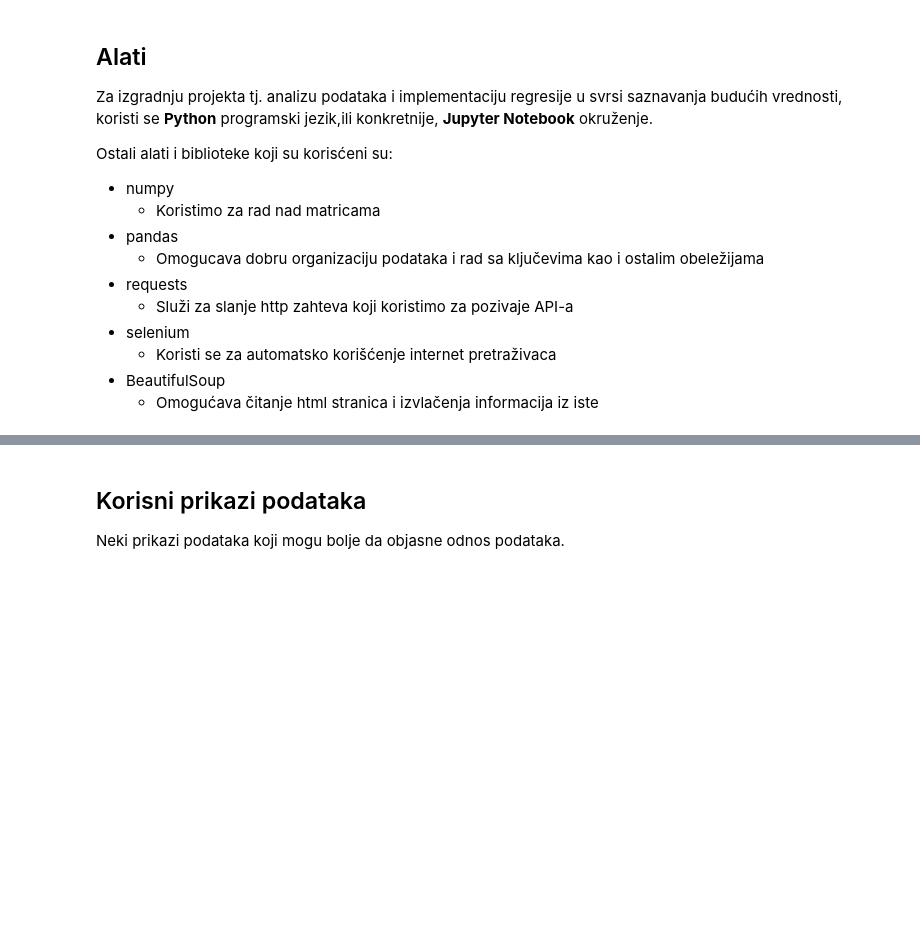
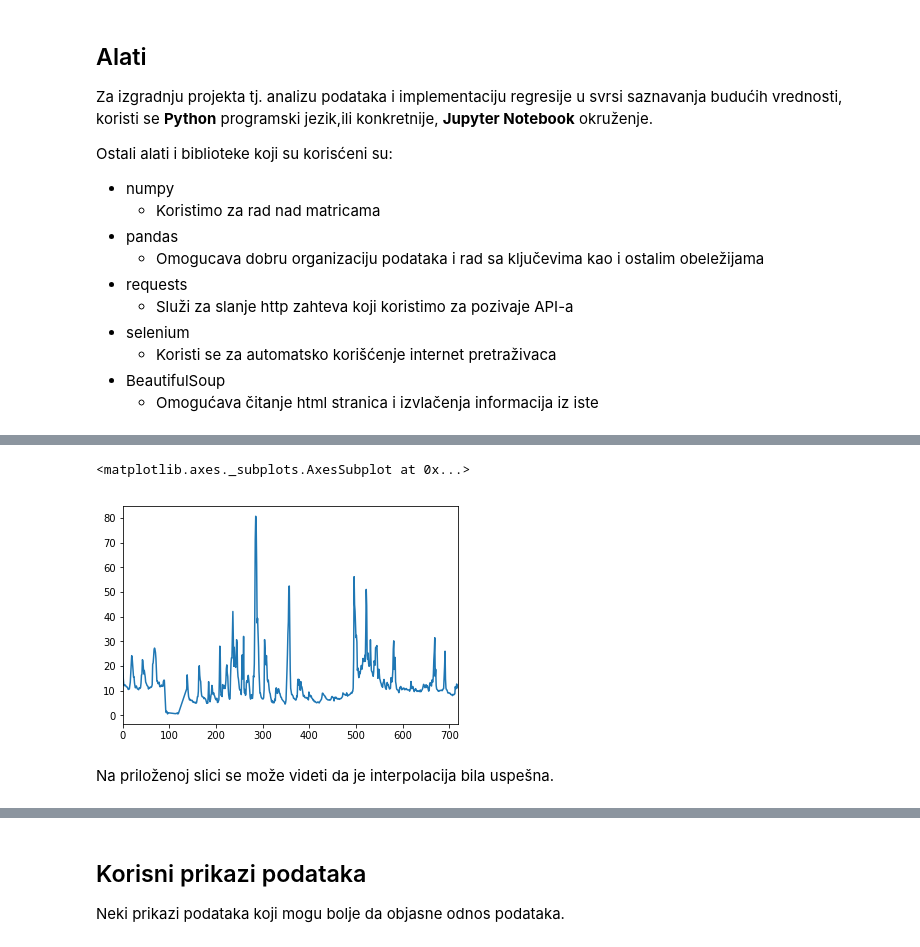
Before and after one commit to Selich/Serbian-Airquality, a Jupyter notebook: Analiza i predvidjanje kvaliteta vazduha u Novom Sadu - Specifikacija Projekta.ipynb, the cells around one changed output, grey strips where cells are left out. Saved outputs shown, nothing was run; the diff lists cells and outputs as text; code cells hidden in the pictures; blank space fills up the shorter version.

```diff
--- a/Analiza i predvidjanje kvaliteta vazduha u Novom Sadu - Specifikacija Projekta.ipynb
+++ b/Analiza i predvidjanje kvaliteta vazduha u Novom Sadu - Specifikacija Projekta.ipynb
@@ -74,0 +317,7 @@ df.head()
+# %%
+df["SO2 [ug.m-3]"] = df["SO2 [ug.m-3]"].interpolate()
+df["O3 [ug.m-3]"] = df["O3 [ug.m-3]"].interpolate()
+df["NO2 [ug.m-3]"] = df["NO2 [ug.m-3]"].interpolate()
+df["NOX [ug.m-3]"] = df["NOX [ug.m-3]"].interpolate()
+df["NO [ug.m-3]"] = df["NO [ug.m-3]"].interpolate()
+df.isna().sum()
@@ -74,0 +337,7 @@ df.head()
+# %%
+df["SO2 [ug.m-3]"].plot()
+# %% [output]
+<matplotlib.axes._subplots.AxesSubplot at 0x...>
+[figure, added]
+# %% [markdown]
+Na priloženoj slici se može videti da je interpolacija bila uspešna.
```
Also changed, not shown: parts of 47 cells of this notebook, 26 other files.
